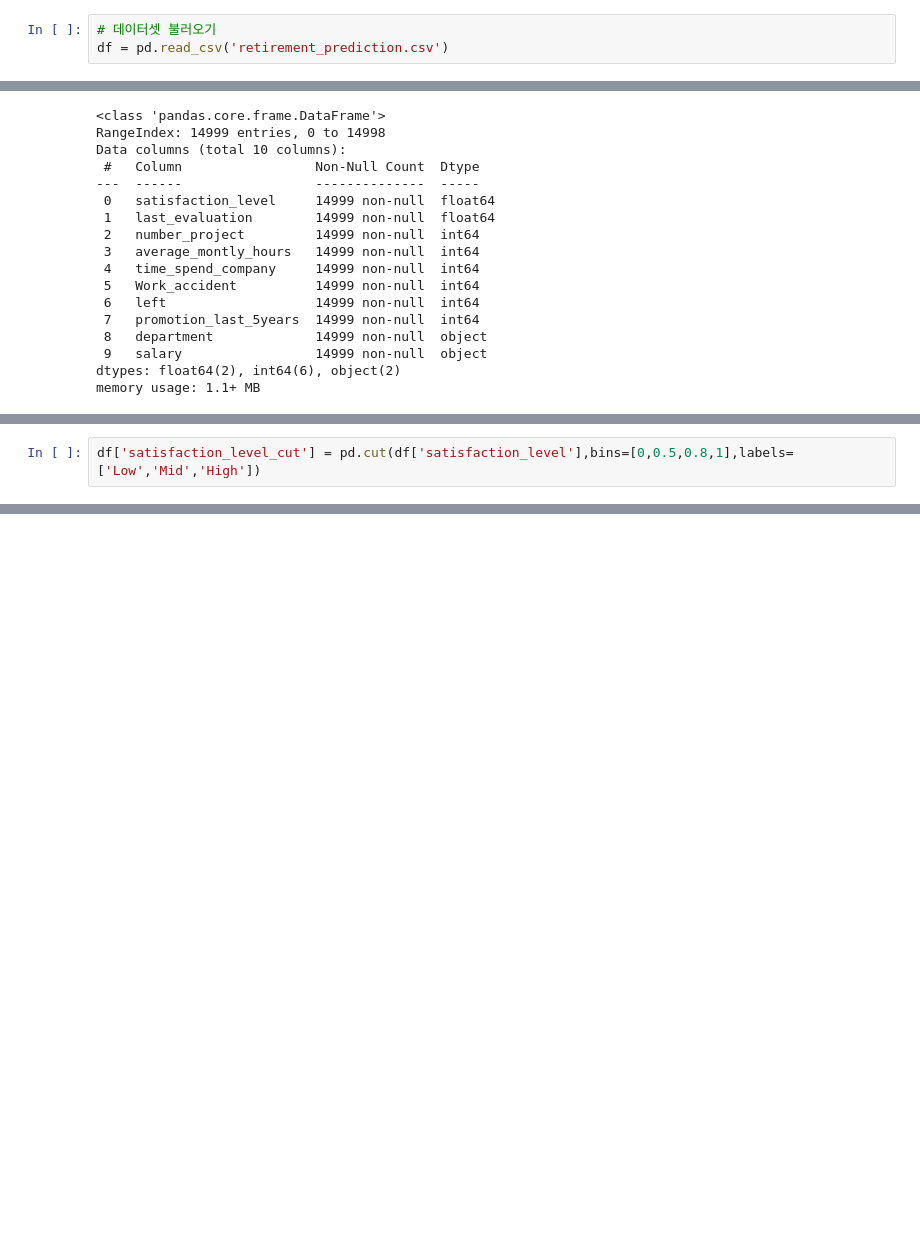
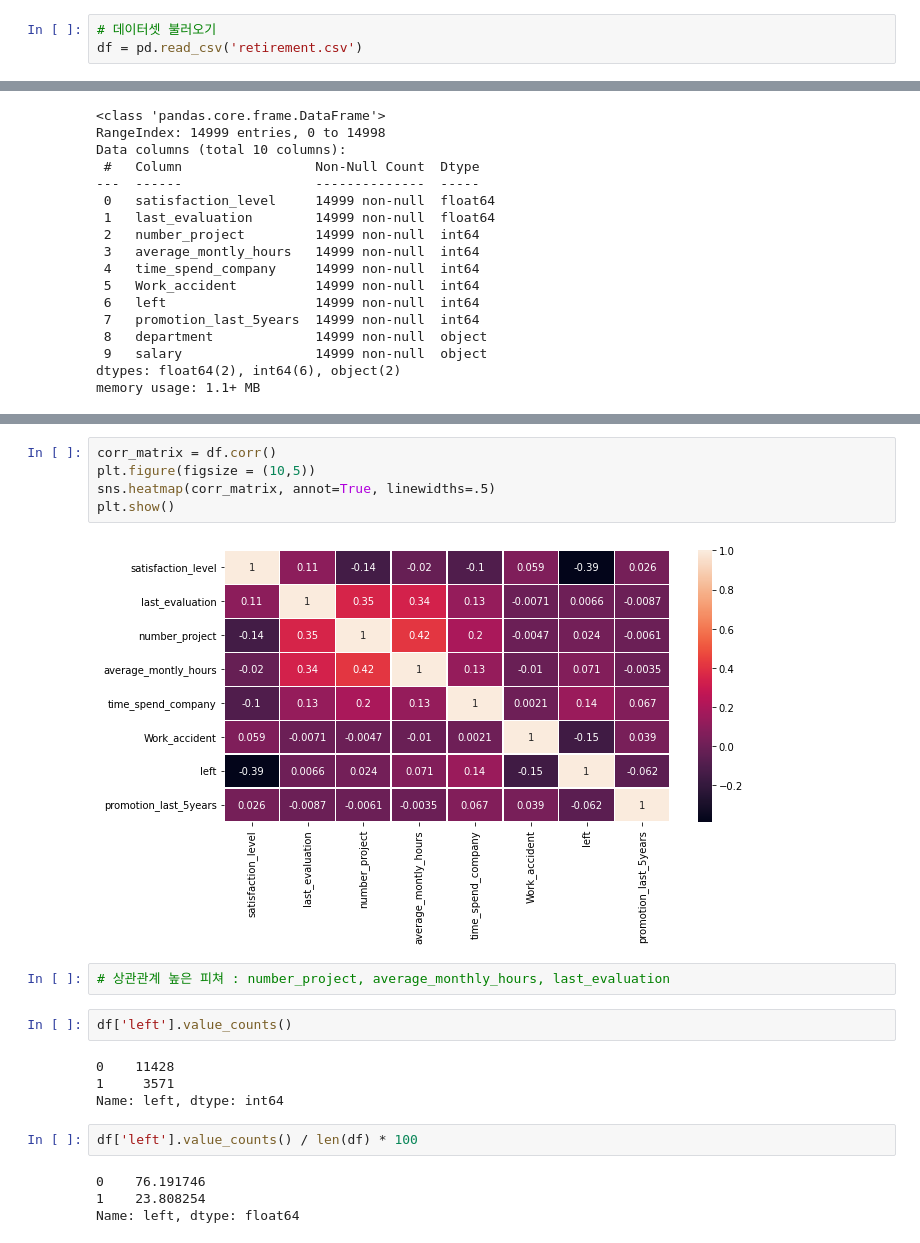
Before and after one commit to haylee94/Section-2_Project-, a Jupyter notebook: section2_project.ipynb, the cells around one changed output, grey strips where cells are left out. Cells and saved outputs as stored; diff of their text form; blank space fills up the shorter version.

```diff
--- a/section2_project.ipynb
+++ b/section2_project.ipynb
@@ -14,7 +14,7 @@ pd.set_option('display.max_columns', None) # Pandas를 활용해 시각적 탐
 pd.set_option('display.max_rows', None) # Pandas를 활용해 시각적 탐색(행전체)
 # %%
 # 데이터셋 불러오기
-df = pd.read_csv('retirement_prediction.csv')
+df = pd.read_csv('retirement.csv')
 # %%
 df.head()
 # %% [output]
@@ -63,5 +63,3 @@ array([0.38, 0.8 , 0.11, 0.72, 0.37, 0.41, 0.1 , 0.92, 0.89, 0.42, 0.45,
        0.23, 0.15, 0.49, 0.3 , 0.63, 0.21, 0.62, 0.29, 0.2 , 0.16, 0.65,
        0.68, 0.67, 0.22, 0.26, 0.99, 0.98, 1.  , 0.52, 0.93, 0.97, 0.69,
        0.94, 0.96, 0.18, 0.95])
-# %%
-df['satisfaction_level_cut'] = pd.cut(df['satisfaction_level'],bins=[0,0.5,0.8,1],labels=['Low','Mid','High'])
@@ -77,0 +184,21 @@ array(['low', 'medium', 'high'], dtype=object)
+# %%
+corr_matrix = df.corr()
+plt.figure(figsize = (10,5))
+sns.heatmap(corr_matrix, annot=True, linewidths=.5)
+plt.show()
+# %% [output]
+[figure, added]
+# %%
+# 상관관계 높은 피쳐 : number_project, average_monthly_hours, last_evaluation
+# %%
+df['left'].value_counts()
+# %% [output]
+0    11428
+1     3571
+Name: left, dtype: int64
+# %%
+df['left'].value_counts() / len(df) * 100
+# %% [output]
+0    76.191746
+1    23.808254
+Name: left, dtype: float64
```
Also changed, not shown: parts of 27 cells of this notebook.
